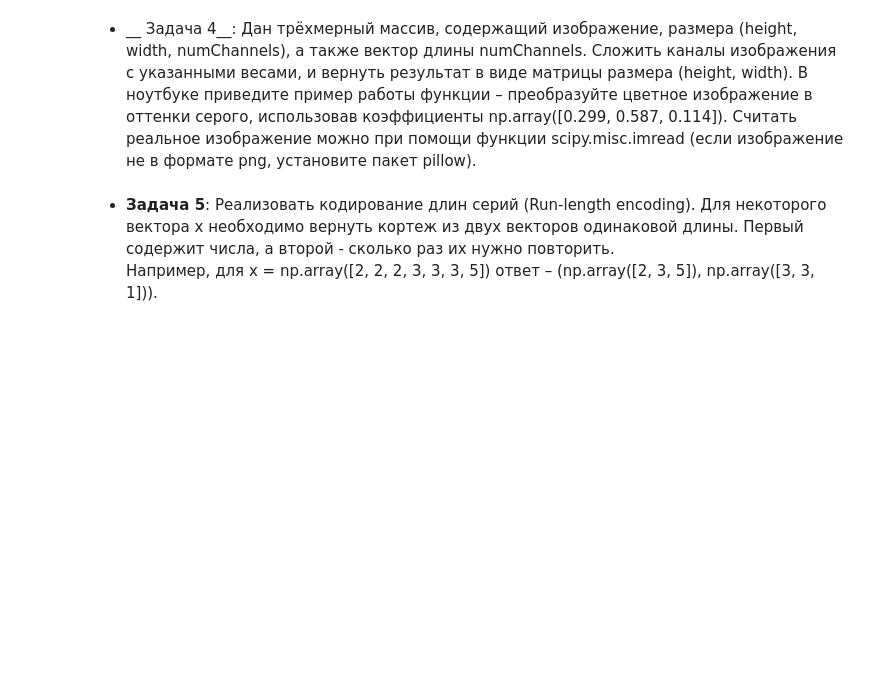
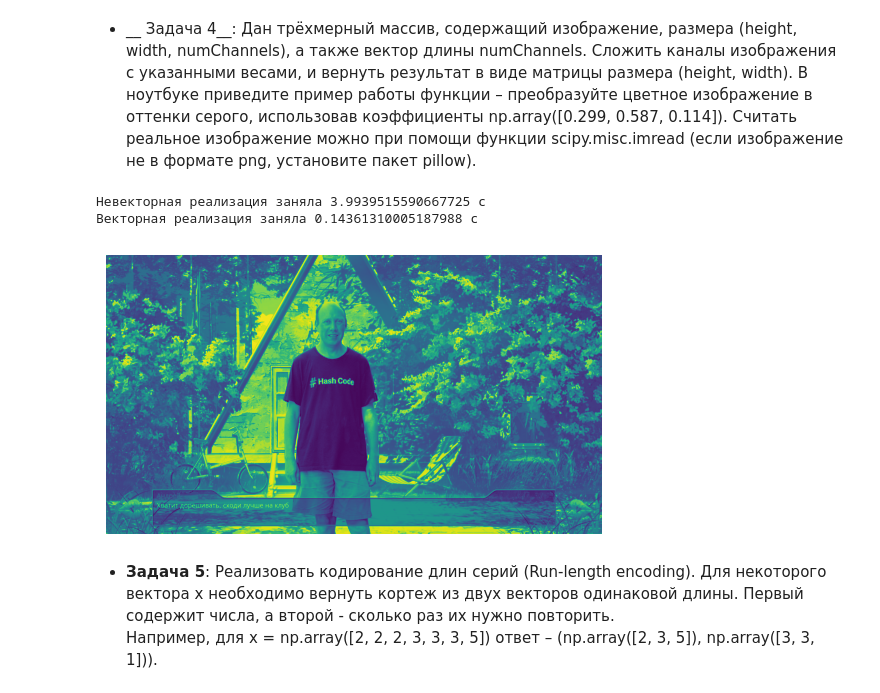
Before and after one commit to Egakrut3/First-Homework, a Jupyter notebook: task1_numpy_practive.ipynb, the cells around one changed output. Cells and saved outputs as stored; diff of their text form; code cells hidden in the pictures; blank space fills up the shorter version.

Commit message:
Add picture and complete part 4

```diff
--- a/task1_numpy_practive.ipynb
+++ b/task1_numpy_practive.ipynb
@@ -224,3 +222,37 @@ plt.show()
+# %%
+import numpy as np
+import matplotlib.pyplot as plt
+
+import time
+import importlib
+import imageio
+
+import functions as n_vec
+importlib.reload(n_vec)
+import functions_vectorized as vec
+importlib.reload(vec)
+
+img = imageio.imread("picture_for_homework.jpg")
+coefs = np.array([0.299, 0.587, 0.114])
+
+beg_time = time.time()
+conv_n_vec = n_vec.convert_image(img.tolist(), coefs.tolist())
+time_n_vec = time.time() - beg_time
+
+beg_time = time.time()
+conv_vec = vec.convert_image(img, coefs)
+time_vec = time.time() - beg_time
+
+print("Невекторная реализация заняла ", time_n_vec, " с", sep = "")
+print("Векторная реализация заняла ", time_vec, " с", sep = "")
+
+plt.imshow(conv_vec)
+plt.axis("off")
+plt.show()
+# %% [output]
+Невекторная реализация заняла 3.9939515590667725 с
+Векторная реализация заняла 0.14361310005187988 с
+[figure, added]
 # %% [markdown]
 * __Задача 5__: Реализовать кодирование длин серий (Run-length encoding). Для некоторого вектора x необходимо вернуть кортеж из двух векторов одинаковой длины. Первый содержит числа, а второй - сколько раз их нужно повторить.
  Например, для x = np.array([2, 2, 2, 3, 3, 3, 5]) ответ – (np.array([2, 3, 5]), np.array([3, 3, 1])).
```
Also changed, not shown: parts of 1 cell of this notebook, 3 other files.
